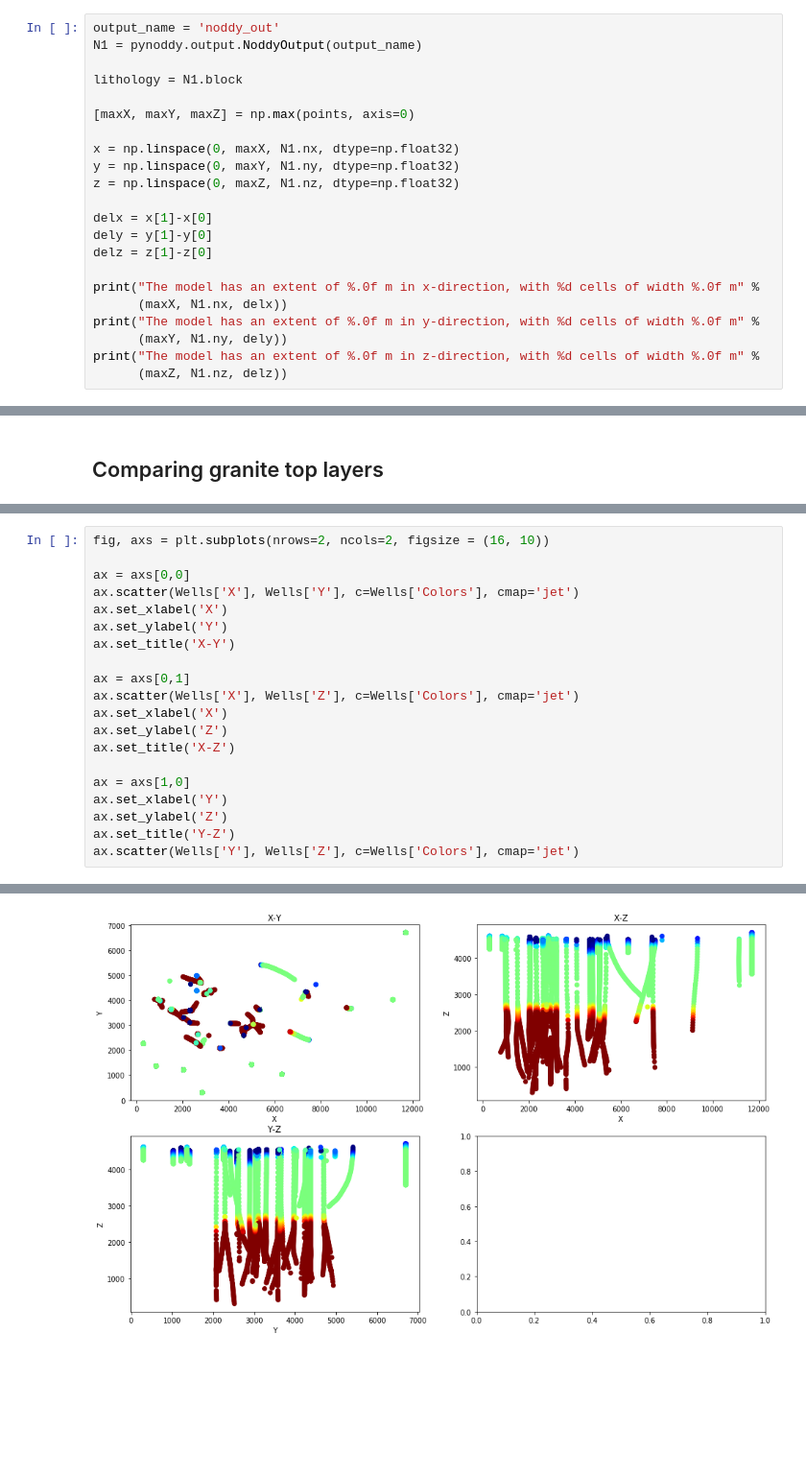
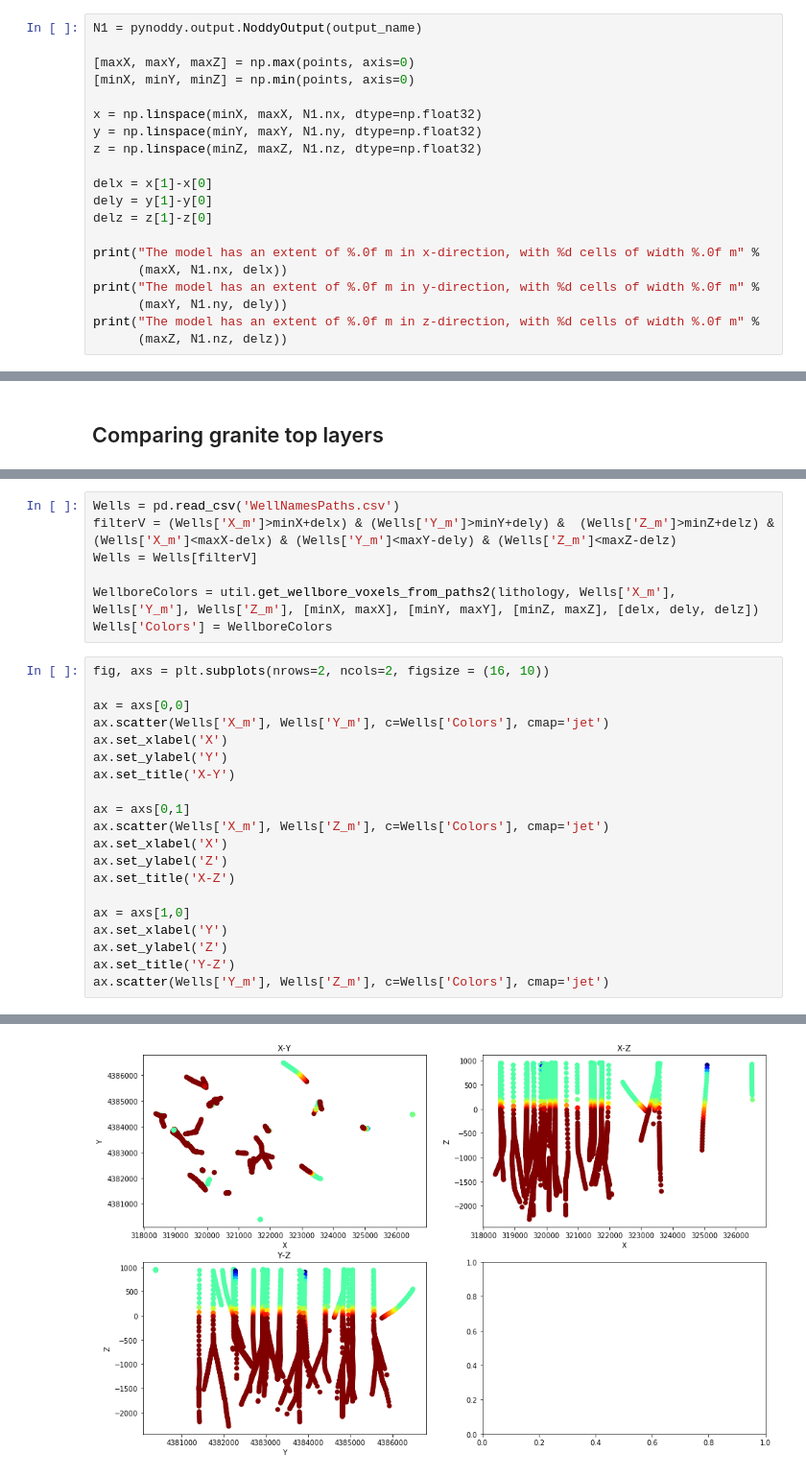
Before and after one commit to ahinoamp/BinderExercise, a Jupyter notebook: MainScript.ipynb, the cells around one changed output, grey strips where cells are left out. Shown at 96% size. Saved outputs shown, nothing was run; the diff lists cells and outputs as text; blank space fills up the shorter version.

```diff
--- a/MainScript.ipynb
+++ b/MainScript.ipynb
@@ -70,14 +64,12 @@ Finished converting dxf to vtk
 # %%
-output_name = 'noddy_out'
 N1 = pynoddy.output.NoddyOutput(output_name)
 
-lithology = N1.block
+[maxX, maxY, maxZ] = np.max(points, axis=0)
+[minX, minY, minZ] = np.min(points, axis=0)
 
-[maxX, maxY, maxZ] = np.max(points, axis=0)
-
-x = np.linspace(0, maxX, N1.nx, dtype=np.float32)
-y = np.linspace(0, maxY, N1.ny, dtype=np.float32)
-z = np.linspace(0, maxZ, N1.nz, dtype=np.float32)
+x = np.linspace(minX, maxX, N1.nx, dtype=np.float32)
+y = np.linspace(minY, maxY, N1.ny, dtype=np.float32)
+z = np.linspace(minZ, maxZ, N1.nz, dtype=np.float32)
 
 delx = x[1]-x[0]
 dely = y[1]-y[0]
@@ -239,23 +168,30 @@ Wells['Colors'] = WellboreColors
+# %%
+Wells = pd.read_csv('WellNamesPaths.csv')
+filterV = (Wells['X_m']>minX+delx) & (Wells['Y_m']>minY+dely) &  (Wells['Z_m']>minZ+delz) & (Wells['X_m']<maxX-delx) & (Wells['Y_m']<maxY-dely) & (Wells['Z_m']<maxZ-delz)
+Wells = Wells[filterV]
+
+WellboreColors = util.get_wellbore_voxels_from_paths2(lithology, Wells['X_m'], Wells['Y_m'], Wells['Z_m'], [minX, maxX], [minY, maxY], [minZ, maxZ], [delx, dely, delz])
+Wells['Colors'] = WellboreColors
 # %%
 fig, axs = plt.subplots(nrows=2, ncols=2, figsize = (16, 10))
 
 ax = axs[0,0]
-ax.scatter(Wells['X'], Wells['Y'], c=Wells['Colors'], cmap='jet')
+ax.scatter(Wells['X_m'], Wells['Y_m'], c=Wells['Colors'], cmap='jet')
 ax.set_xlabel('X')
 ax.set_ylabel('Y')
 ax.set_title('X-Y')
 
 ax = axs[0,1]
-ax.scatter(Wells['X'], Wells['Z'], c=Wells['Colors'], cmap='jet')
+ax.scatter(Wells['X_m'], Wells['Z_m'], c=Wells['Colors'], cmap='jet')
 ax.set_xlabel('X')
 ax.set_ylabel('Z')
 ax.set_title('X-Z')
 
 ax = axs[1,0]
 ax.set_xlabel('Y')
 ax.set_ylabel('Z')
 ax.set_title('Y-Z')
-ax.scatter(Wells['Y'], Wells['Z'], c=Wells['Colors'], cmap='jet')
+ax.scatter(Wells['Y_m'], Wells['Z_m'], c=Wells['Colors'], cmap='jet')
 # %% [output]
 <matplotlib.collections.PathCollection at 0x...>
-[figure, old version]
+[figure, new version]
```
Also changed, not shown: parts of 24 cells of this notebook, 2 other files.
